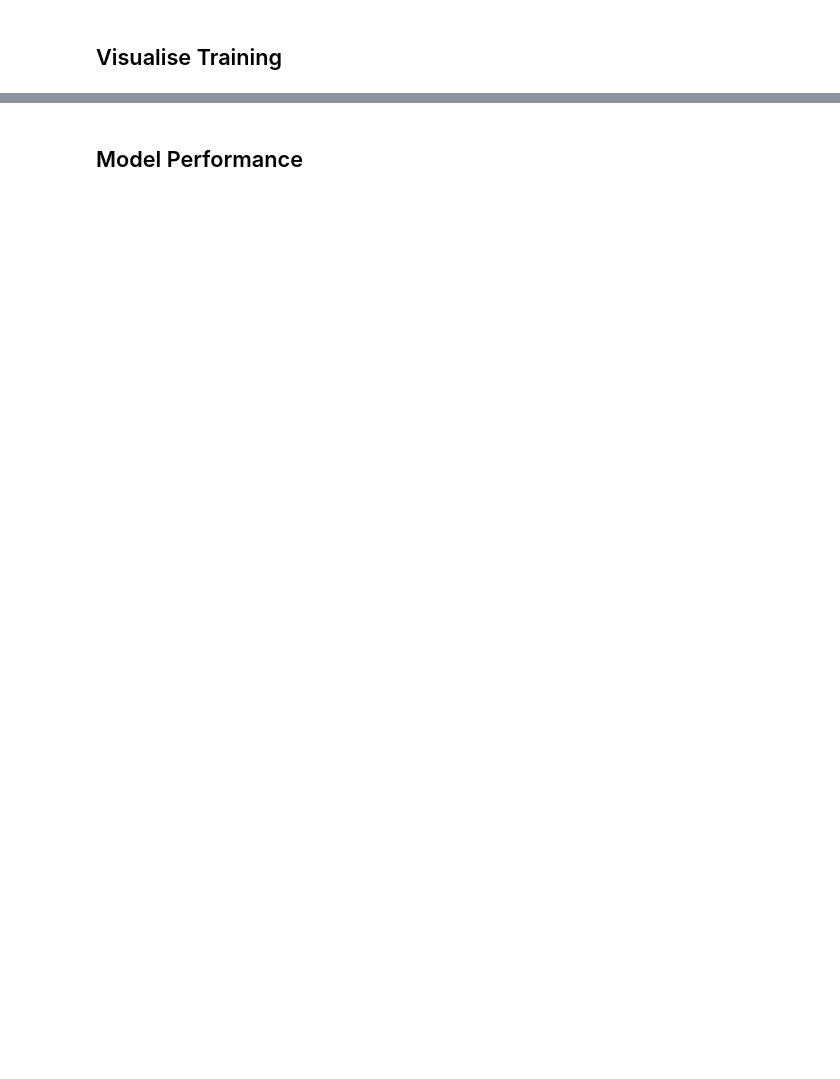
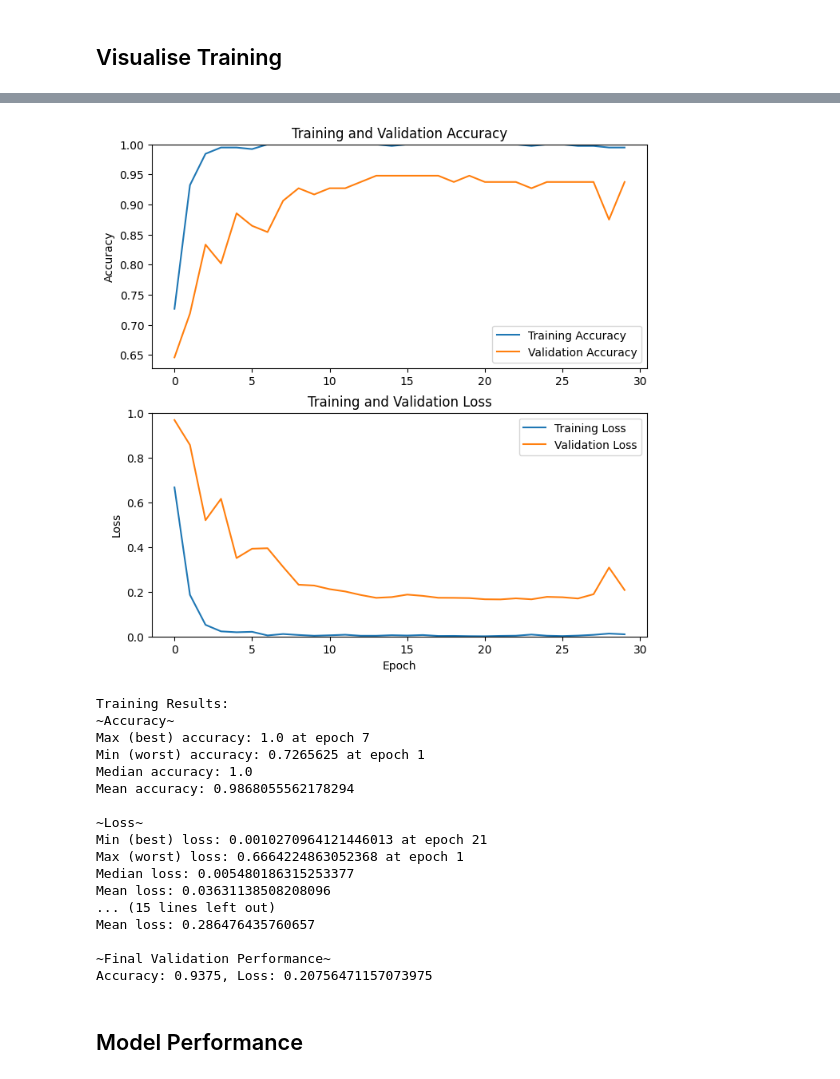
Before and after one commit to ptrpfa/BrainTumorClassification, a Jupyter notebook: transfer_learning/efficientnet/efficientnet.ipynb, the cells around one changed output, grey strips where cells are left out. Cells and saved outputs as stored; diff of their text form; code cells hidden in the pictures; blank space fills up the shorter version.

```diff
--- a/transfer_learning/efficientnet/efficientnet.ipynb
+++ b/transfer_learning/efficientnet/efficientnet.ipynb
@@ -147,0 +161,2 @@ Epoch 10/10
+# %%
+history_2 = model_2.fit(train_ds, validation_data=val_ds, epochs=30, batch_size=64)
@@ -223,3 +256,76 @@ Accuracy: 0.5104166865348816, Loss: 2.329191207885742
+# %%
+# Visualise model performance throughout epochs
+# Accuracy
+plt.figure(figsize=(8, 8))
+plt.subplot(2, 1, 1)
+plt.plot(history_2.history['accuracy'], label='Training Accuracy')
+plt.plot(history_2.history['val_accuracy'], label='Validation Accuracy')
+plt.legend(loc='lower right')
+plt.ylabel('Accuracy')
+plt.ylim([min(plt.ylim()),1])
+plt.title('Training and Validation Accuracy')
+# Loss
+plt.subplot(2, 1, 2)
+plt.plot(history_2.history['loss'], label='Training Loss')
+plt.plot(history_2.history['val_loss'], label='Validation Loss')
+plt.legend(loc='upper right')
+plt.ylabel('Loss')
+plt.ylim([0,1.0])
+plt.title('Training and Validation Loss')
+plt.xlabel('Epoch')
+plt.show()
+
+# Get epoch of optimal parameters
+print("Training Results:")
+print("~Accuracy~")
+print("Max (best) accuracy:", max(history_2.history['accuracy']), "at epoch", history_2.history['accuracy'].index(max(history_2.history['accuracy'])) + 1)
+print("Min (worst) accuracy:", min(history_2.history['accuracy']), "at epoch", history_2.history['accuracy'].index(min(history_2.history['accuracy'])) + 1)
+print("Median accuracy:", np.median(history_2.history['accuracy']))
+print("Mean accuracy:", np.mean(history_2.history['accuracy']))
+
+print("\n~Loss~")
+print("Min (best) loss:", min(history_2.history['loss']), "at epoch", history_2.history['loss'].index(min(history_2.history['loss'])) + 1)
+print("Max (worst) loss:", max(history_2.history['loss']), "at epoch", history_2.history['loss'].index(max(history_2.history['loss'])) + 1)
+print("Median loss:", np.median(history_2.history['loss']))
+print("Mean loss:", np.mean(history_2.history['loss']))
+
+print("\n~Final Training Performance~")
+print("Accuracy: {1}, Loss: {0}".format(*model_2.evaluate(train_ds, verbose=0)))
+
+print("\nValidation Results:")
+print("~Accuracy~")
+print("Max (best) accuracy:", max(history_2.history['val_accuracy']), "at epoch", history_2.history['val_accuracy'].index(max(history_2.history['val_accuracy'])) + 1)
+print("Min (worst) accuracy:", min(history_2.history['val_accuracy']), "at epoch", history_2.history['val_accuracy'].index(min(history_2.history['val_accuracy'])) + 1)
+print("Median accuracy:", np.median(history_2.history['val_accuracy']))
+print("Mean accuracy:", np.mean(history_2.history['val_accuracy']))
+
+print("\n~Loss~")
+print("Min (best) loss:", min(history_2.history['val_loss']), "at epoch", history_2.history['val_loss'].index(min(history_2.history['val_loss'])) + 1)
+print("Max (worst) loss:", max(history_2.history['val_loss']), "at epoch", history_2.history['val_loss'].index(max(history_2.history['val_loss'])) + 1)
+print("Median loss:", np.median(history_2.history['val_loss']))
+print("Mean loss:", np.mean(history_2.history['val_loss']))
+
+print("\n~Final Validation Performance~")
+print("Accuracy: {1}, Loss: {0}".format(*model_2.evaluate(val_ds, verbose=0)))
+# %% [output]
+[figure, added]
+Training Results:
+~Accuracy~
+Max (best) accuracy: 1.0 at epoch 7
+Min (worst) accuracy: 0.7265625 at epoch 1
+Median accuracy: 1.0
+Mean accuracy: 0.9868055562178294
+
+~Loss~
+Min (best) loss: 0.0010270964121446013 at epoch 21
+Max (worst) loss: 0.6664224863052368 at epoch 1
+Median loss: 0.005480186315253377
+Mean loss: 0.03631138508208096
+... (15 lines left out)
+Mean loss: 0.286476435760657
+
+~Final Validation Performance~
+Accuracy: 0.9375, Loss: 0.20756471157073975
 # %% [markdown]
 ## Model Performance
 # %%
```
Also changed, not shown: parts of 11 cells of this notebook, 1 other file.
